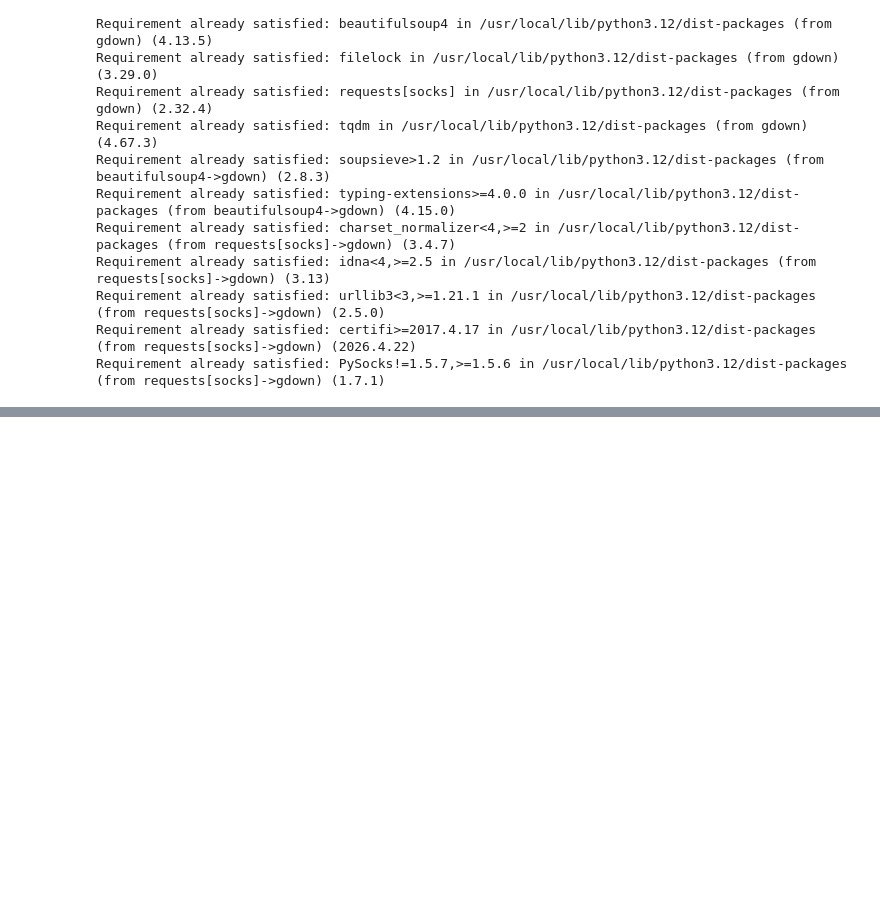
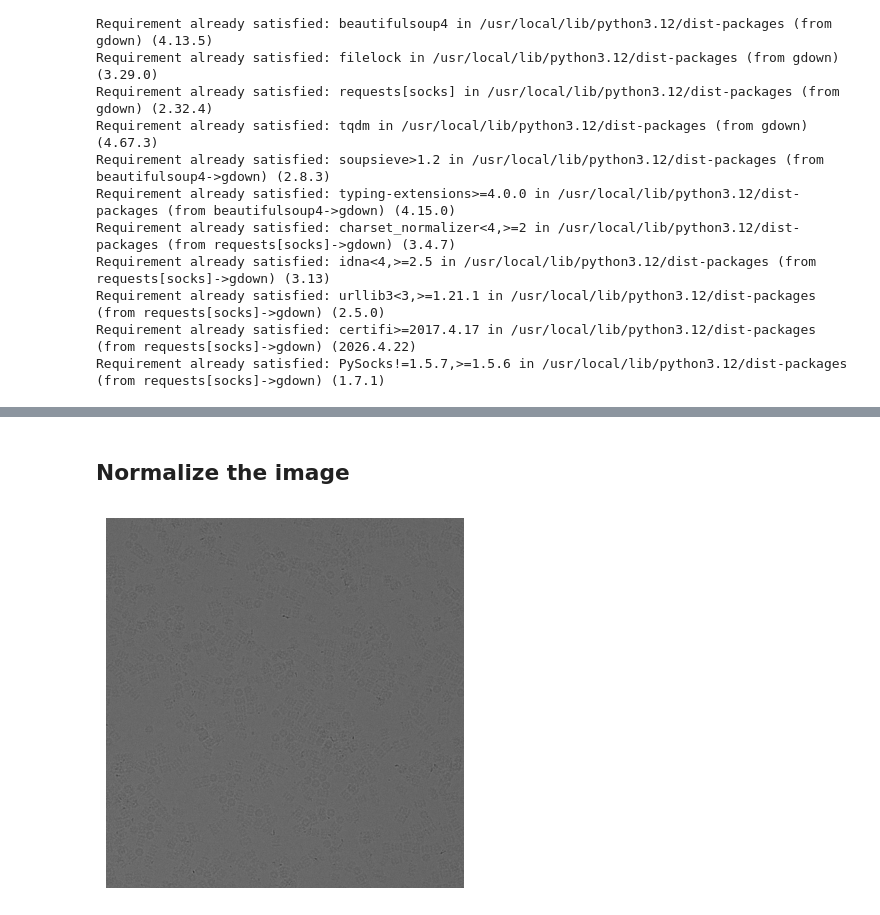
Before and after one commit to saran-944/Projet_GPI_SD, a Jupyter notebook: Projet_GPI.ipynb, the cells around one changed output, grey strips where cells are left out. Cells and saved outputs as stored; diff of their text form; code cells hidden in the pictures; blank space fills up the shorter version.

```diff
--- a/Projet_GPI.ipynb
+++ b/Projet_GPI.ipynb
@@ -225,8 +227,15 @@ plt.show()
+# %% [markdown]
+## Normalize the image
 # %%
 def normalize_zscore(image):
   mean = np.mean(image)
   std = np.std(image)
   return (image - mean) / std
 
-with mrcfile.open(output_path, permissive= True) as mrc:
-    data = mrc.data
+normalized = normalize_zscore(binned_data)
+
+plt.imshow(normalized, cmap='gray')
+plt.axis('off')
+plt.show()
+# %% [output]
+[figure, added]
```
Also changed, not shown: parts of 17 cells of this notebook.
